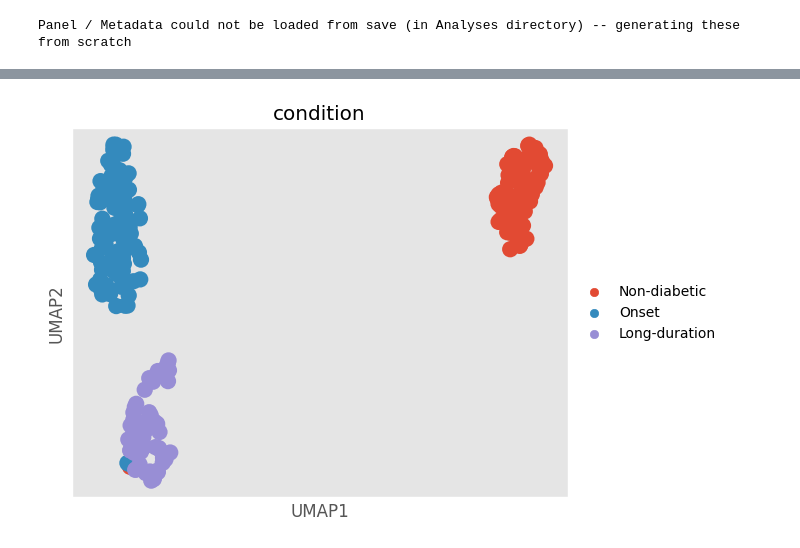
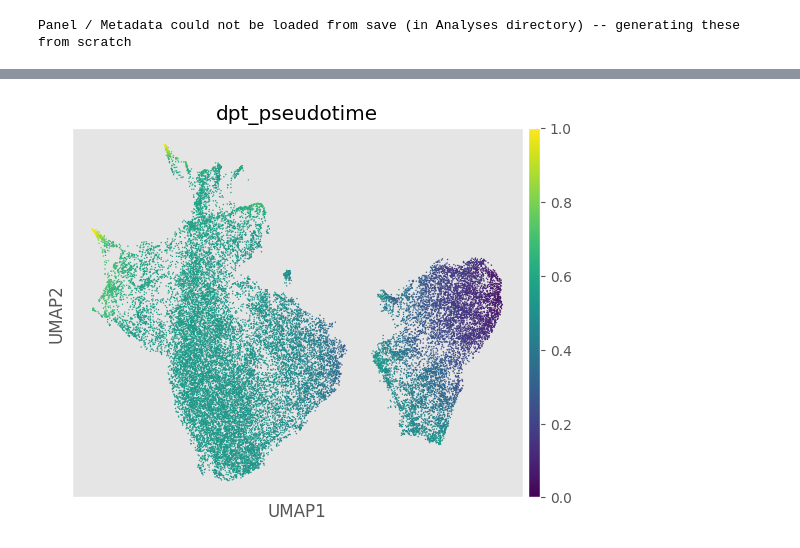
Before and after one commit to BenCaiello/PalmettoBUG, a Jupyter notebook: notebooks/replicatePapers/Damond-etal-Bodenmiller-2019-T1DPancreas/TestPancreaticPaper.ipynb, the cells around one changed output, grey strips where cells are left out. Saved outputs shown, nothing was run; the diff lists cells and outputs as text; code cells hidden in the pictures.

```diff
--- a/notebooks/replicatePapers/Damond-etal-Bodenmiller-2019-T1DPancreas/TestPancreaticPaper.ipynb
+++ b/notebooks/replicatePapers/Damond-etal-Bodenmiller-2019-T1DPancreas/TestPancreaticPaper.ipynb
@@ -503,3 +707,8 @@ Panel / Metadata could not be loaded from save (in Analyses directory) -- genera
 IsletAnalysis = palmettobug.Analysis()
 IsletAnalysis.load_data(directory + f"/Analyses/{analysis_folder}/main", arcsinh_cofactor = 5)
 IsletAnalysis.do_scaling()
+# %%
+## test pseudotime -- will really want to run this on islet segmentations
+for_diffusion_map = IsletAnalysis.data[:, IsletAnalysis.data.var['marker_class'] == 'type'].copy()
+sc.pp.neighbors(for_diffusion_map, n_neighbors = 50)
+sc.tl.diffmap(for_diffusion_map)
@@ -506,8 +719,6 @@ IsletAnalysis.do_scaling()
+# %%
+for_diffusion_map.uns['iroot'] = seed_cell
 # %%
-## test pseudotime -- will really want to run this on islet segmentations
-sc.pp.neighbors(IsletAnalysis.data)
-sc.tl.diffmap(IsletAnalysis.data)
-IsletAnalysis.data.uns['iroot'] = 0   ## random choice, for now
-sc.tl.dpt(IsletAnalysis.data, n_branchings = 3)
+sc.tl.dpt(for_diffusion_map, n_dcs = 5, n_branchings = 1)
 print(time.time() - start_timer)  ## keep track of time after each major step
 # %% [output]
@@ -520,0 +729,4 @@ IsletAnalysis.do_UMAP()
+# %%
+IsletAnalysis.data.obs['dpt_pseudotime'] = list(for_diffusion_map.obs['dpt_pseudotime'])
+IsletAnalysis.data.obs['dpt_groups'] = list(for_diffusion_map.obs['dpt_groups'])
+IsletAnalysis.do_UMAP()    ### inefficient in run time, but most efficient (code-writing-time-wise) to transfer information to UMAP embedding
@@ -521,4 +737,4 @@ IsletAnalysis.do_UMAP()
 # %%
-IsletAnalysis.plot_UMAP(color_by = 'condition')
+IsletAnalysis.plot_UMAP(color_by = 'dpt_pseudotime')
 # %% [output]
-[figure, old version]
+[figure, new version]
```
Also changed, not shown: parts of 34 cells of this notebook.
